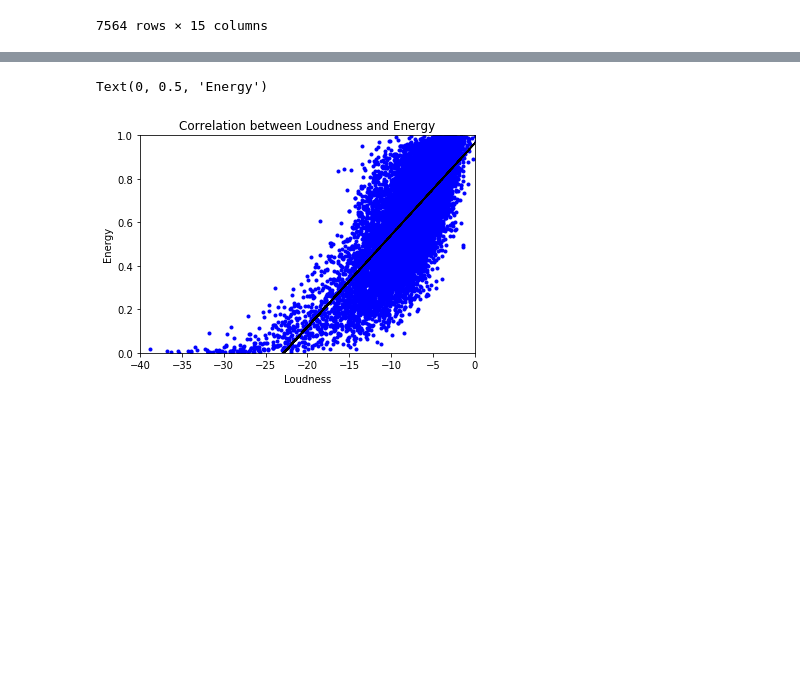
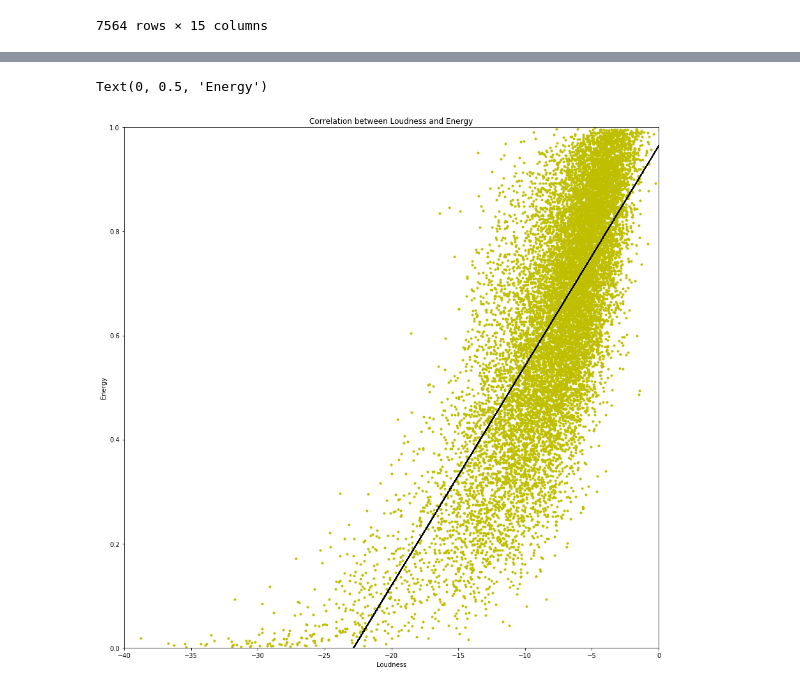
Before and after one commit to vladschepkov/project-one, a Jupyter notebook: Spotify_songs.ipynb, the cells around one changed output, grey strips where cells are left out. Drawn from its saved outputs; the diff is of its cells as text; code cells hidden in the pictures; blank space fills up the shorter version.

```diff
--- a/Spotify_songs.ipynb
+++ b/Spotify_songs.ipynb
@@ -52,6 +52,7 @@ b_clean.sort_values("song_popularity")
 | 4299 | Happier | 100 | 214289 | 0.191000 | 0.687 | 0.792 | 0.000000 | ... |
 14926 rows × 16 columns
 # %%
+#Plotting top 25 artist by song count
 a=b_clean["artist_name"].value_counts()
 a=pd.DataFrame(a)
 a=a.reset_index()
@@ -60,10 +61,6 @@ a.head(50)
 names = a["Artist_Name"].head(25)
 songs = a["Song_Count"].head(25)
 plt.barh(names,songs,align='center',alpha=0.5,color='g')
-#plt.show()
-
-#plt.bar(y_pos, performance, align='center', alpha=0.5)
-#plt.xticks(y_pos, objects)
-#plt.ylabel('Usage')
-#plt.title('Programming language usage')
+plt.rcParams["figure.figsize"]=[15,15]
+plt.show()
 # %% [output]
@@ -132,31 +139,22 @@ strong multicollinearity or other numerical problems.
 # %%
 #energy and loudness seem to have 0.76 correlation above
 #get correlations between LOUDNESS and ENERGY
 x = b_clean["loudness"].values
 y = b_clean["energy"].values
 
-#x=x.reshape(x.shape[0],1)
-#y=y.reshape(y.shape[0],1)
-
-#plt.scatter(x,y)
-
 fit = np.polyfit(x,y,1)
 fit_fn = np.poly1d(fit)
 
-plt.plot(x,y,"b.",x,fit_fn(x),'--k')
+plt.plot(x,y,"y.",x,fit_fn(x),'--k')
 plt.xlim(-40,0)
 plt.ylim(0,1)
 
 plt.title("Correlation between Loudness and Energy")
 plt.xlabel("Loudness")
 plt.ylabel("Energy")
-#axes=plt.gca()
-#m, b = np.polyfit(x,y,1)
-#X_plot = np.linspace(axes.get_xlim()[0],axes.get_xlim()[1],100)
-#plt.plot(X_plot,m*X_plot + b,'y-')
 # %% [output]
 Text(0, 0.5, 'Energy')
-[figure, old version]
+[figure, new version]
 # %%
 #correlations between ENERGY and ACOUSTICNESS
 x = b_clean["acousticness"].values
```
Also changed, not shown: parts of 7 cells of this notebook.
